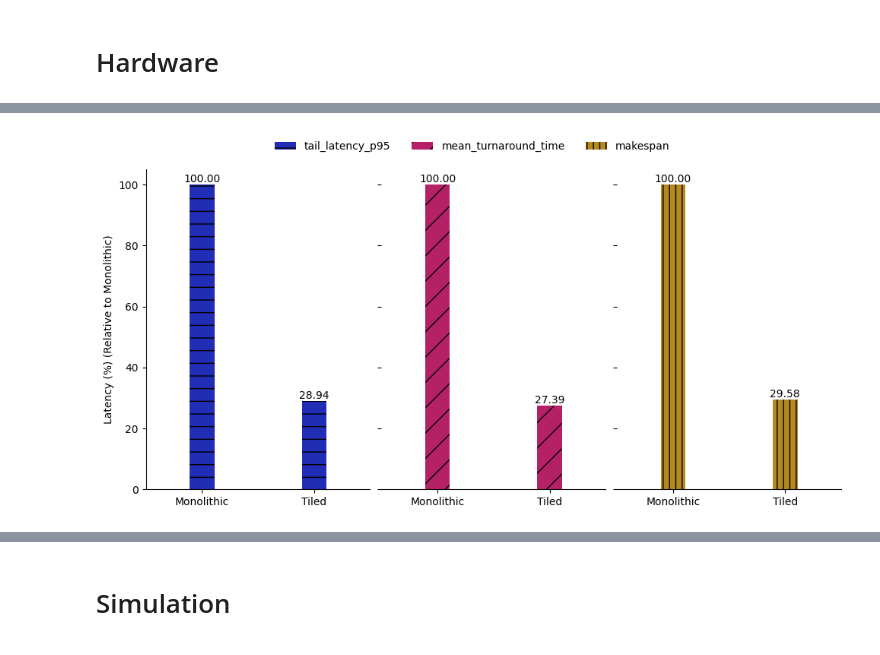
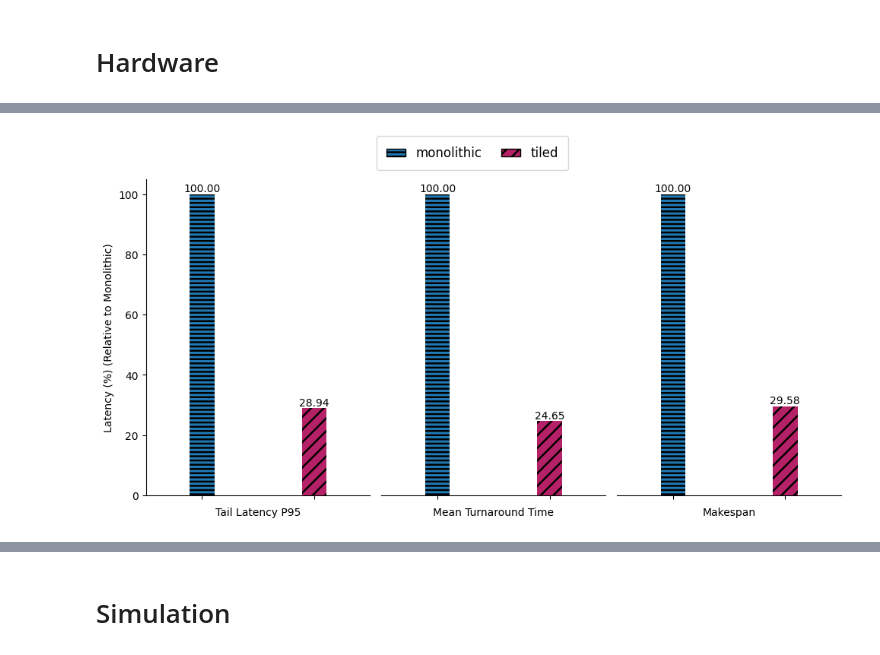
Before and after one commit to AgamemnonasKyriazis/Velos-Metrics, a Jupyter notebook: main.ipynb, the cells around one changed output, grey strips where cells are left out. Drawn from its saved outputs; the diff is of its cells as text; code cells hidden in the pictures.

```diff
--- a/main.ipynb
+++ b/main.ipynb
@@ -5,6 +5,12 @@ import matplotlib.pyplot as plt
 from matplotlib.ticker import MaxNLocator
 import seaborn as sns
 from matplotlib.patches import Patch
+from scipy.stats import gmean
+
+import matplotlib as mpl
+
+mpl.rcParams["hatch.linewidth"] = 1.8   # default is usually too thin
+mpl.rcParams["legend.fontsize"] = 12
 # %%
 df = pd.DataFrame.from_dict({
     0 : {"n_kernels":4, "n_regions":4, "occupancy":1.00, "fanin_memory_controller_0":4, "fanin_memory_controller_1":0, "speedup":0.68, "tat" : 0.70},
@@ -73,9 +79,9 @@ plt.show()
     - ✅ Migration
     - ✅ Stateful
 # %%
-hatches = ['-', '/', '||', '*', '+', '--']
+hatches = ['---', '//', '||', '*', '++']
 color_stack = ["#212db5", "#b52166", "#b58921"]
-color_bars  = ["#212db5", "#b52166", "#b58921"]
+color_bars  = ["#217ab5", "#b52166", "#b58921", "#449338", "#9B45C6"]
 # %% [markdown]
 # Hardware
 # %%
@@ -85,19 +91,21 @@ metrics["t_wait"]        = metrics["t_scheduled"] - metrics["t_arrival"]
 metrics["t_config"]      = metrics["t_configured"] - metrics["t_scheduled"]
 metrics["t_exec"]        = metrics["t_completed"] - metrics["t_configured"]
 
-metrics["kernel_turnaround"] = metrics["t_completed"] - metrics["t_arrival"]
+metrics["kernel_turnaround"] = (metrics["t_completed"] - metrics["t_arrival"])
+metrics["kernel_norm_turnaround"] = (metrics["t_completed"] - metrics["t_arrival"]) / metrics["t_exec"]
 
 summary = metrics.groupby("mode").agg(
-    jobs                   = ("kernel_id", "count"),
-    mean_wait              = ("t_wait", "mean"),
-    mean_config            = ("t_config", "mean"),
-    mean_exec              = ("t_exec", "mean"),
-    mean_turnaround_time   = ("kernel_turnaround", "mean"),
-    tail_latency_p95       = ("kernel_turnaround", lambda x: x.quantile(0.95)),
-    tail_latency_p99       = ("kernel_turnaround", lambda x: x.quantile(0.99)),
-    max_turnaround         = ("kernel_turnaround", "max"),
-    min_arrival            = ("t_arrival", "min"),
-    max_completion         = ("t_completed", "max"),
+    jobs                        = ("kernel_id", "count"),
+    mean_wait                   = ("t_wait", gmean),
+    mean_config                 = ("t_config", gmean),
+    mean_exec                   = ("t_exec", gmean),
+    mean_turnaround_time        = ("kernel_turnaround", gmean),
+    mean_norm_turnaround_time   = ("kernel_norm_turnaround", "mean"),
+    tail_latency_p95            = ("kernel_turnaround", lambda x: x.quantile(0.95)),
+    tail_latency_p99            = ("kernel_turnaround", lambda x: x.quantile(0.99)),
+    max_turnaround              = ("kernel_turnaround", "max"),
+    min_arrival                 = ("t_arrival", "min"),
+    max_completion              = ("t_completed", "max"),
 )
 
 summary["makespan"] = (
@@ -108,52 +116,65 @@ summary["throughput_jobs_per_sec"] = (
     summary["jobs"] / (summary["makespan"] / 1e6)
 )
 
-
-print(summary)
-
 summary_normalized = summary / summary.iloc[0] * 100.0
 
-ratio_metrics = summary_normalized[["tail_latency_p95", "mean_turnaround_time", "makespan"]].to_dict()
+_ratio_metrics = {}
+ratio_metrics = {}
 
-fig, ax = plt.subplots(nrows=1, ncols=3, figsize=(10, 5), squeeze=False, sharey=True)
+_ratio_metrics = summary_normalized[["tail_latency_p95", "mean_turnaround_time", "makespan"]].to_dict()
+ratio_metrics["Tail Latency P95"] = _ratio_metrics["tail_latency_p95"]
+ratio_metrics["Mean Turnaround Time"] = _ratio_metrics["mean_turnaround_time"]
+ratio_metrics["Makespan"] = _ratio_metrics["makespan"]
+
+
+fig, ax = plt.subplots(nrows=1, ncols=3, figsize=(10, 5), squeeze=False)
 
 legend_handles = []
 
 for i, (_ax, (name, series)) in enumerate(zip(ax.flatten(), ratio_metrics.items())):
 
-    # _ax.set_title(name)
+    _ax.xaxis.set_label_position('bottom')
+    _ax.set_xlabel(name)
 
-    bars = _ax.bar(series.keys(), series.values(), width=0.22, color=color_bars[i])
+    bars = _ax.bar(series.keys(), series.values(), width=0.22, color=color_bars)
 
     _ax.bar_label(bars, label_type='edge', fmt='%.2f')
 
     num_categories = len(series)
 
     _ax.set_xlim(-0.5, num_categories - 0.5)
+    _ax.xaxis.set_ticklabels([])
 
     _ax.set_aspect('auto')
 
-    [bar.set_hatch(hatches[i]) for bar in bars]
+    [bar.set_hatch(hatch) for hatch,bar in zip(hatches,bars)]
 
     _ax.spines['top'].set_visible(False)
 
     _ax.spines['right'].set_visible(False)
 
+    if i == 0:
+        legend_handles = [Patch(facecolor=color, hatch=hatch, edgecolor="000000", label=label) for color,hatch,label in zip(color_bars, hatches, series.keys())]
+
     if i > 0:
         _ax.spines['left'].set_visible(False)
-
-    legend_handles.append(
-        Patch(facecolor=color_bars[i], hatch=hatches[i], label=name)
-    )
+        _ax.set_yticks([])
 
 ax[0,0].set_ylabel("Latency (%) (Relative to Monolithic)")
 
 fig.legend(
     handles=legend_handles,
     loc="upper center",
-    ncol=len(legend_handles),
-    frameon=False,
-    bbox_to_anchor=(0.5, 1.02)
+    ncol=2,
+    frameon=True,
+    bbox_to_anchor=(0.5, 1.05),
+    fontsize=12,
+    handlelength=1.5,   # wider patch
+    handleheight=.5,   # taller patch
+    handletextpad=0.8,
+    borderpad=0.8,
+    labelspacing=0.8,
+    columnspacing=1.5
 )
 
 fig.tight_layout(rect=[0, 0, 1, 0.95])
@@ -182 +184 @@ Tiled                      2.615157
-[figure, old version]
+[figure, new version]
```
Also changed, not shown: parts of 19 cells of this notebook, 7 other files.
